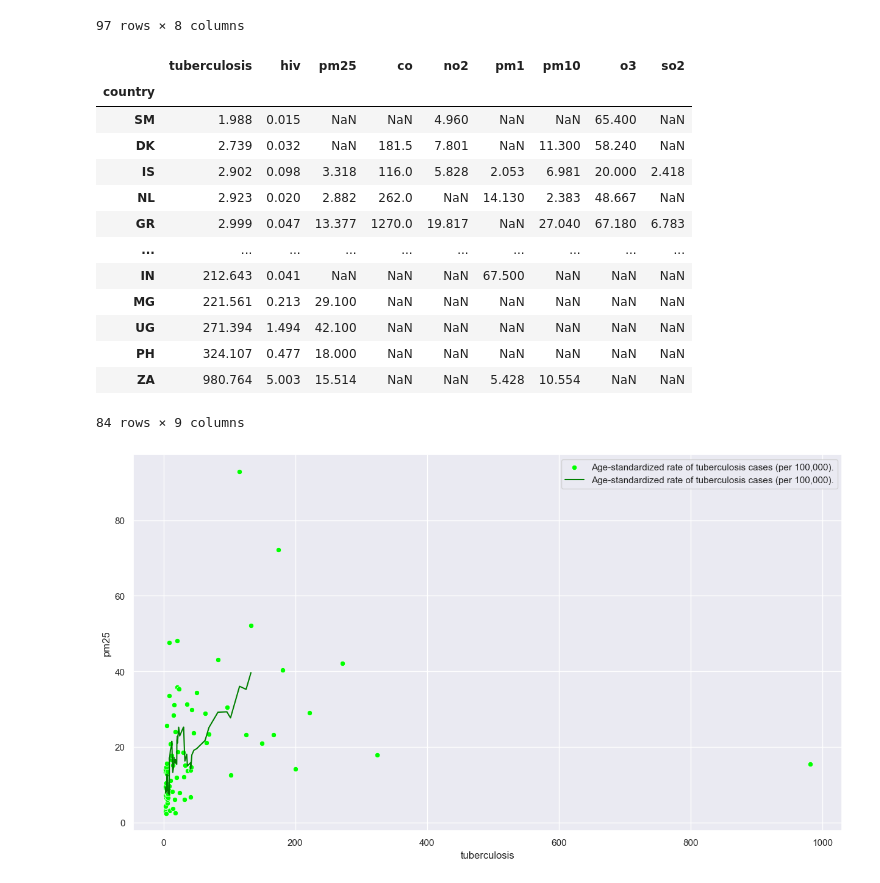
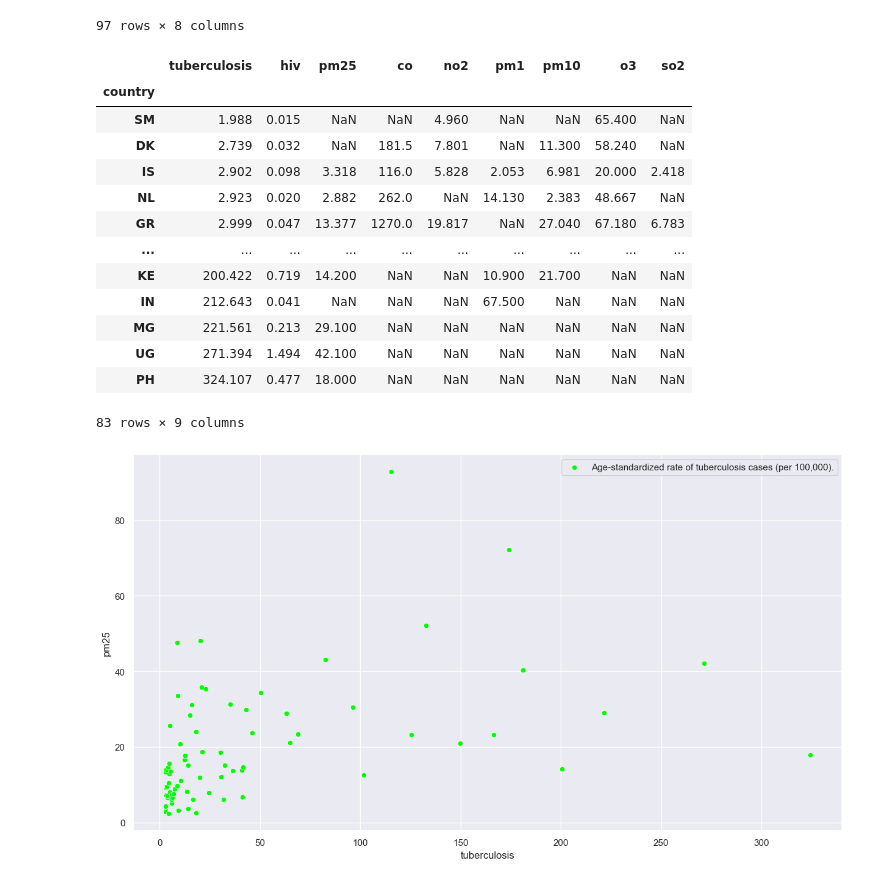
Before and after one commit to Chrispoo3680/air-quiality-vs-illness, a Jupyter notebook: notebooks/data_analysis.ipynb, the cells around one changed output. Cells and saved outputs as stored; diff of their text form; code cells hidden in the pictures.

```diff
--- a/notebooks/data_analysis.ipynb
+++ b/notebooks/data_analysis.ipynb
@@ -27,6 +27,7 @@ df.sort_values("tuberculosis", inplace=True)
 df.set_index("country", inplace=True)
 
 df[df < 0] = None
+df[df["tuberculosis"] > 500] = None
 df = df.dropna(how="all", subset=["pm1", "pm10", "pm25", "co", "no2", "o3", "so2"])
 df
 # %% [output]
@@ -38,26 +39,23 @@ df
 | NL | 2.923 | 0.020 | 2.882 | 262.0 | NaN | 14.130 | 2.383 | 48.667 | NaN |
 | GR | 2.999 | 0.047 | 13.377 | 1270.0 | 19.817 | NaN | 27.040 | 67.180 | 6.783 |
 | ... | ... | ... | ... | ... | ... | ... | ... | ... | ... |
+| KE | 200.422 | 0.719 | 14.200 | NaN | NaN | 10.900 | 21.700 | NaN | NaN |
 | IN | 212.643 | 0.041 | NaN | NaN | NaN | 67.500 | NaN | NaN | NaN |
 | MG | 221.561 | 0.213 | 29.100 | NaN | NaN | NaN | NaN | NaN | NaN |
 | UG | 271.394 | 1.494 | 42.100 | NaN | NaN | NaN | NaN | NaN | NaN |
 | PH | 324.107 | 0.477 | 18.000 | NaN | NaN | NaN | NaN | NaN | NaN |
-| ZA | 980.764 | 5.003 | 15.514 | NaN | NaN | 5.428 | 10.554 | NaN | NaN |
-84 rows × 9 columns
+83 rows × 9 columns
 # %%
 import matplotlib.pyplot as plt
 import seaborn as sns
 
 sns.set_theme()
 plt.figure(figsize=(15, 8))
 
 
 sns.scatterplot(
     x=df["tuberculosis"], y=df["pm25"], color="lime", label="Age-standardized rate of tuberculosis cases (per 100,000)."
 )
-sns.lineplot(
-    x=df["tuberculosis"], y=df["pm25"].rolling(window=7).mean(), color="green", label="Age-standardized rate of tuberculosis cases (per 100,000)."
-)
 plt.show()
 # %% [output]
-[figure, old version]
+[figure, new version]
```
Also changed, not shown: 3 other files.
